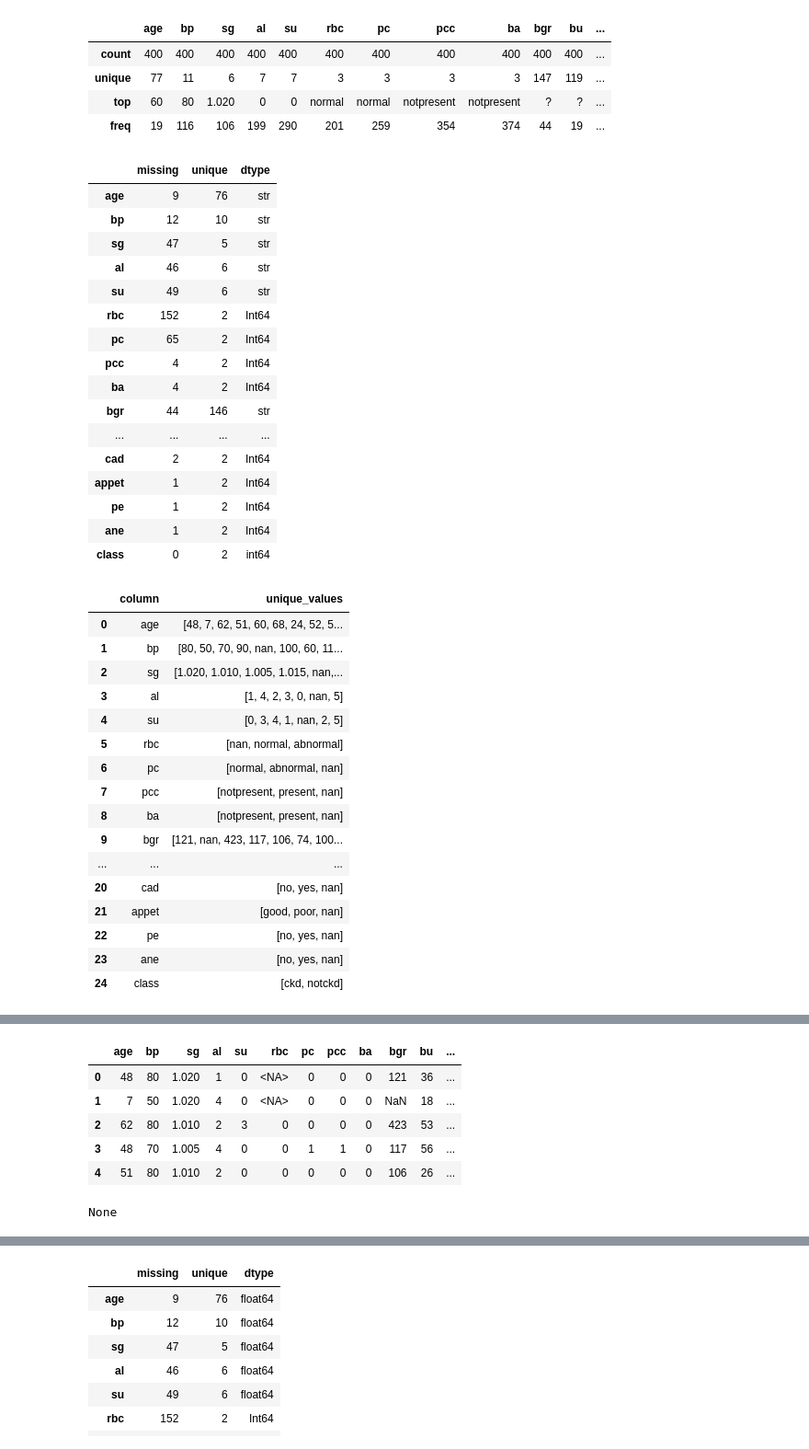
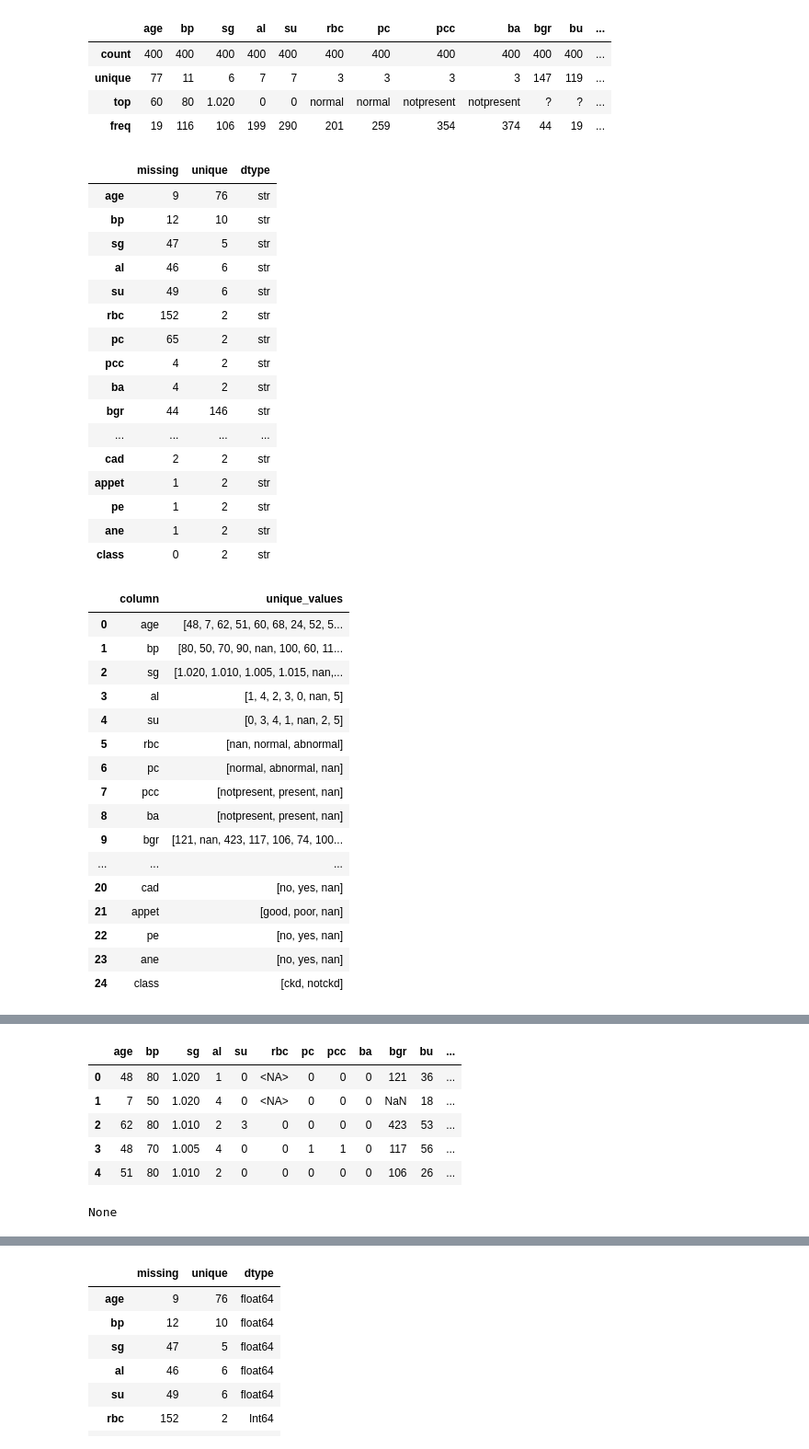
Before and after one commit to KonstGen921/sf_data_science, a Jupyter notebook: tasks/vo_HV.ipynb, the cells around one changed output, grey strips where cells are left out. Shown at 92% size. Saved outputs shown, nothing was run; the diff lists cells and outputs as text; code cells hidden in the pictures.

```diff
--- a/tasks/vo_HV.ipynb
+++ b/tasks/vo_HV.ipynb
@@ -99,9 +99,9 @@ ckd_1.replace('?', np.nan, inplace=True)
 
 # проверим наличие пропущенных значений и уникальных значений в каждом столбце
 summary = pd.DataFrame({
-    "missing": ckd_2.isnull().sum(),
-    "unique": ckd_2.nunique(),
-    "dtype": ckd_2.dtypes
+    "missing": ckd_1.isnull().sum(),
+    "unique": ckd_1.nunique(),
+    "dtype": ckd_1.dtypes
 })
 display(summary)
 
@@ -137,44 +137,44 @@ ckd_2['pcc'] = ckd_2['pcc'].map({'present': 1, 'notpresent': 0}).astype('Int64')
 # заменим категориальные признаки в столбцах rbc и pc на числовые
 ckd_2['rbc'] = ckd_2['rbc'].map({'normal': 0, 'abnormal': 1}).astype('Int64')
 ckd_2['pc'] = ckd_2['pc'].map({'normal': 0, 'abnormal': 1}).astype('Int64')
 
 # заменим категориальные признаки в столбце 'appet' на числовые
 ckd_2['appet'] = ckd_2['appet'].map({'good': 0, 'poor': 1}).astype('Int64')
 
 # создадим uncoding dict для всего датасета
 uncoding_dict = {
     'htn': {1: 'yes', 0: 'no'},
     'dm': {1: 'yes', 0: 'no'},
     'cad': {1: 'yes', 0: 'no'},
     'pe': {1: 'yes', 0: 'no'},
     'ane': {1: 'yes', 0: 'no'},
     'class': {1: 'ckd', 0: 'notckd'},
     'ba': {1: 'present', 0: 'notpresent'},
     'pcc': {1: 'present', 0: 'notpresent'},
     'rbc': {0: 'normal', 1: 'abnormal'},
     'pc': {0: 'normal', 1: 'abnormal'},
     'appet': {0: 'good', 1: 'poor'}
 }
 print(uncoding_dict)
 display(ckd_2.head(), ckd_2.info(), ckd_2.describe(include='all'))
 # %% [output]
 |  | missing | unique | dtype |
 | age | 9 | 76 | str |
 | bp | 12 | 10 | str |
 | sg | 47 | 5 | str |
 | al | 46 | 6 | str |
 | su | 49 | 6 | str |
-| rbc | 152 | 2 | Int64 |
-| pc | 65 | 2 | Int64 |
-| pcc | 4 | 2 | Int64 |
-| ba | 4 | 2 | Int64 |
+| rbc | 152 | 2 | str |
+| pc | 65 | 2 | str |
+| pcc | 4 | 2 | str |
+| ba | 4 | 2 | str |
 | bgr | 44 | 146 | str |
 | ... | ... | ... | ... |
-| cad | 2 | 2 | Int64 |
-| appet | 1 | 2 | Int64 |
-| pe | 1 | 2 | Int64 |
-| ane | 1 | 2 | Int64 |
-| class | 0 | 2 | int64 |
+| cad | 2 | 2 | str |
+| appet | 1 | 2 | str |
+| pe | 1 | 2 | str |
+| ane | 1 | 2 | str |
+| class | 0 | 2 | str |
 |  | column | unique_values |
 | 0 | age | [48, 7, 62, 51, 60, 68, 24, 52, 5... |
 | 1 | bp | [80, 50, 70, 90, nan, 100, 60, 11... |
```
Also changed, not shown: parts of 1 cell of this notebook, 4 other files.
